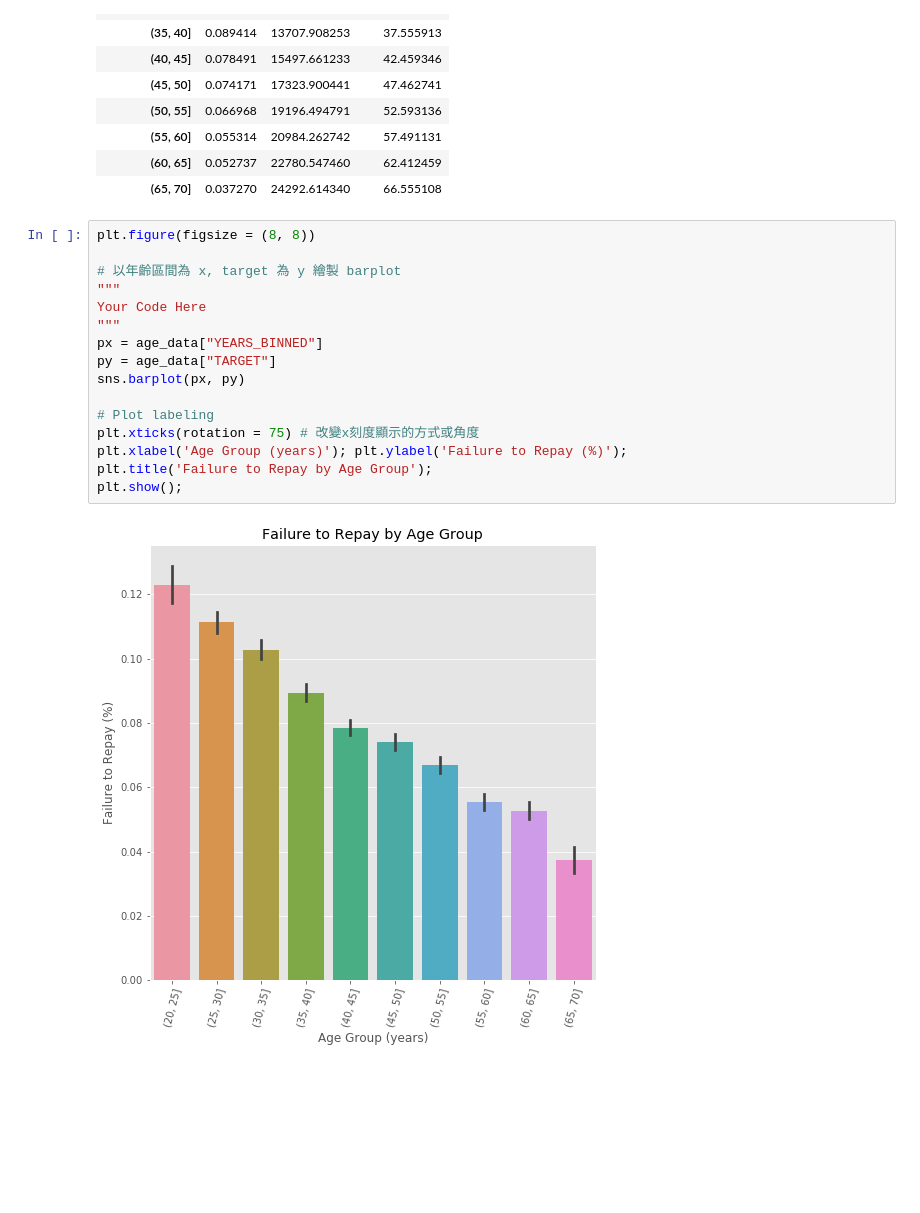
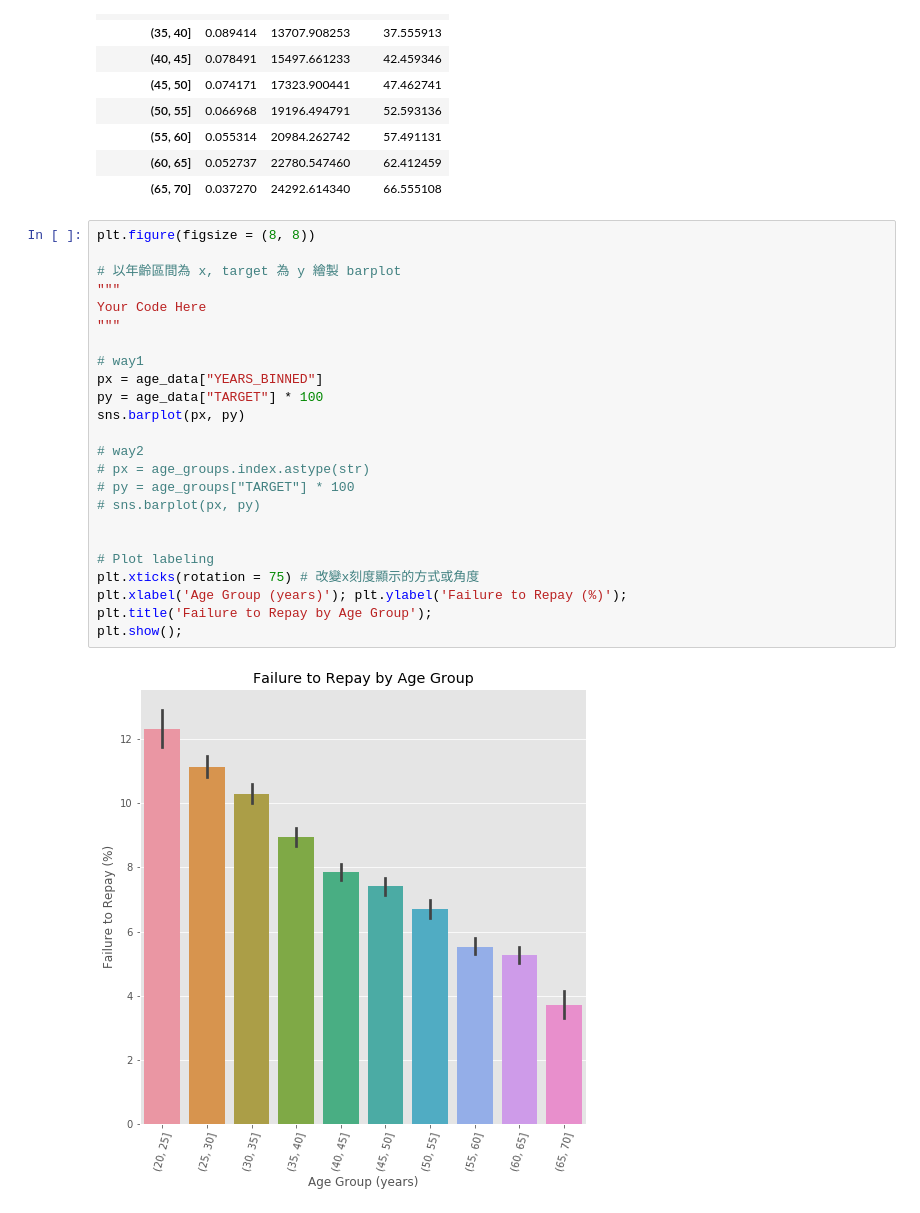
Before and after one commit to gn0262487838/100_day_marathon_for_ML, a Jupyter notebook: D16/Day_016_HW.ipynb, the cells around one changed output. Cells and saved outputs as stored; diff of their text form; blank space fills up the shorter version.

```diff
--- a/D16/Day_016_HW.ipynb
+++ b/D16/Day_016_HW.ipynb
@@ -133,18 +139,26 @@ age_groups
 # %%
 plt.figure(figsize = (8, 8))
 
 # 以年齡區間為 x, target 為 y 繪製 barplot
 """
 Your Code Here
 """
+
+# way1
 px = age_data["YEARS_BINNED"]
-py = age_data["TARGET"]
+py = age_data["TARGET"] * 100
 sns.barplot(px, py)
+
+# way2
+# px = age_groups.index.astype(str)
+# py = age_groups["TARGET"] * 100
+# sns.barplot(px, py)
+
 
 # Plot labeling
 plt.xticks(rotation = 75) # 改變x刻度顯示的方式或角度
 plt.xlabel('Age Group (years)'); plt.ylabel('Failure to Repay (%)');
 plt.title('Failure to Repay by Age Group');
 plt.show();
 # %% [output]
-[figure, old version]
+[figure, new version]
```
Also changed, not shown: parts of 1 cell of this notebook, 1 other file.
